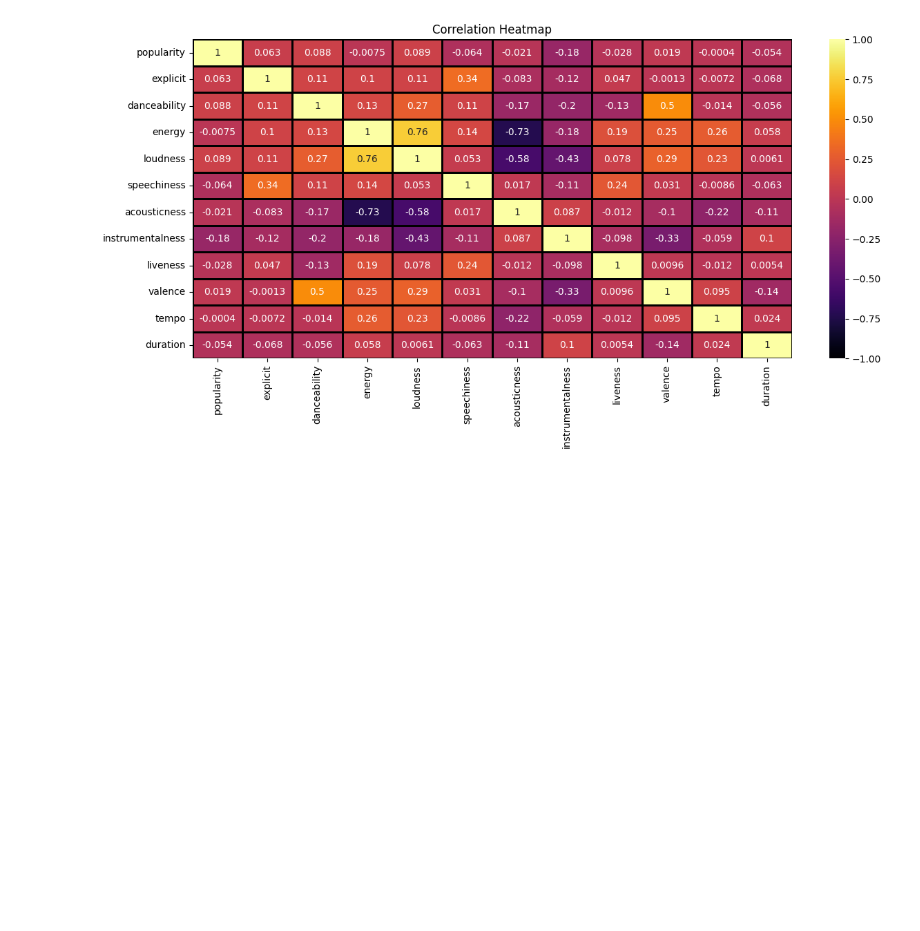
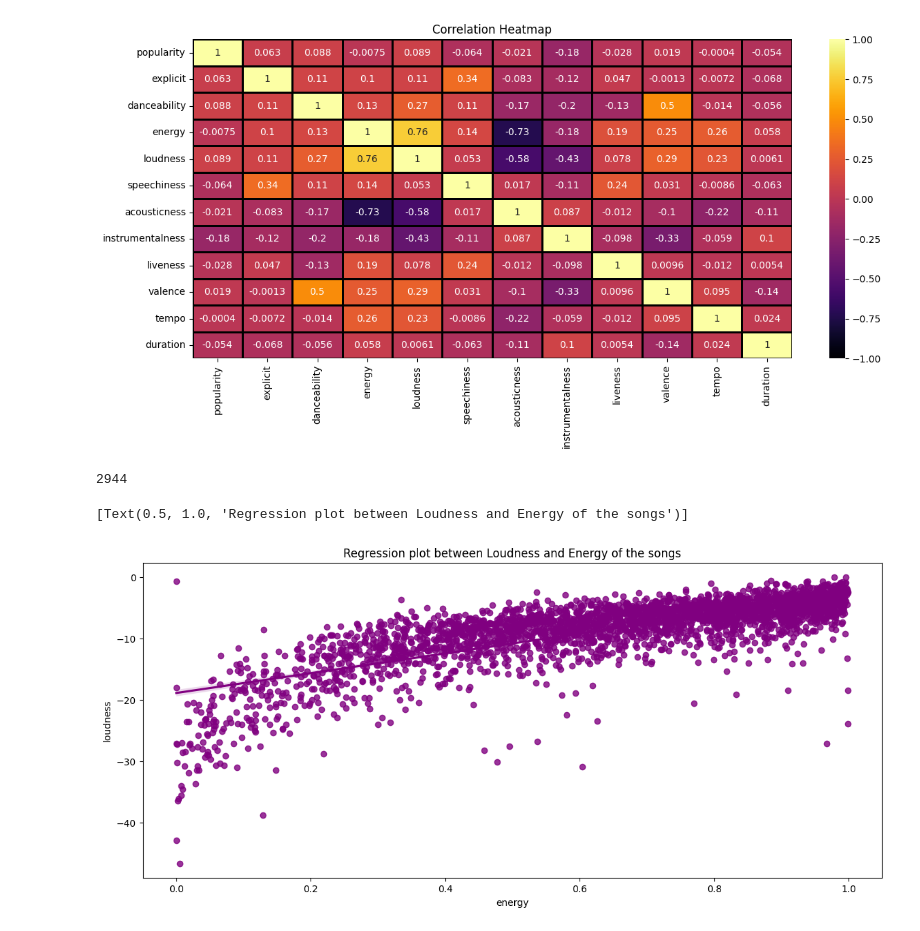
Before and after one commit to AcV134/Spotify-Data-Analysis, a Jupyter notebook: spotify_data_analysis.ipynb, the cells around one changed output. Drawn from its saved outputs; the diff is of its cells as text; code cells hidden in the pictures; blank space fills up the shorter version.

Commit message:
Add regression plots in spotfy_data_analysis.ipynb

```diff
--- a/spotify_data_analysis.ipynb
+++ b/spotify_data_analysis.ipynb
@@ -175,3 +175,16 @@ heatmap.set_xticklabels(heatmap.get_xticklabels(),rotation = 90)
  Text(10.5, 0, 'tempo'),
  Text(11.5, 0, 'duration')]
 [figure]
+# %%
+#For regression we will take a 4% sample of the dataset
+df_sam = df_tracks.sample(int(0.04*len(df_tracks)))
+len(df_sam)
+# %% [output]
+2944
+# %%
+#Regression Plot between Energy and Loudness of the songs
+plt.figure(figsize=(14,6))
+sns.regplot(data = df_sam, x = 'energy', y = 'loudness',color = 'purple').set(title = 'Regression plot between Loudness and Energy of the songs')
+# %% [output]
+[Text(0.5, 1.0, 'Regression plot between Loudness and Energy of the songs')]
+[figure, added]
```
Also changed, not shown: parts of 1 cell of this notebook.
